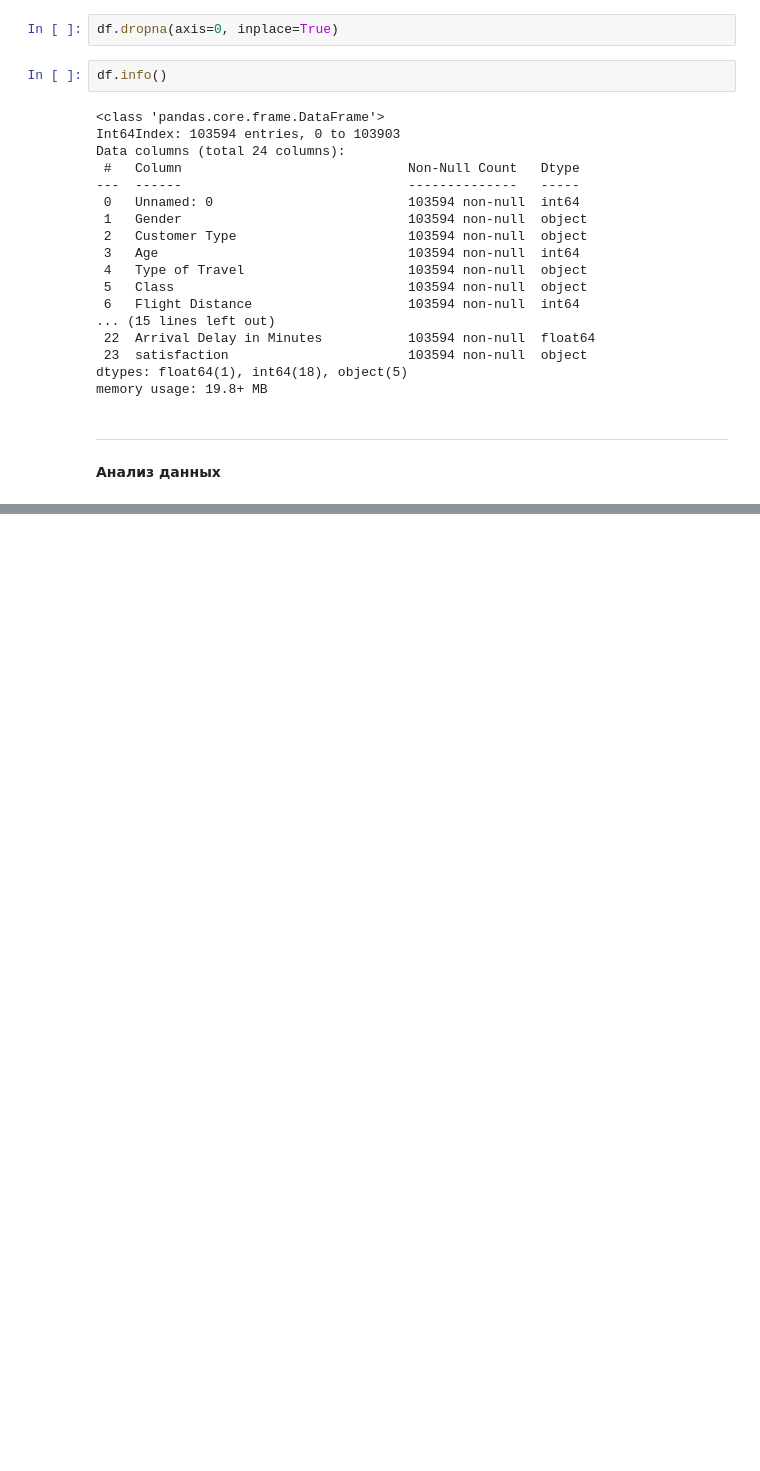
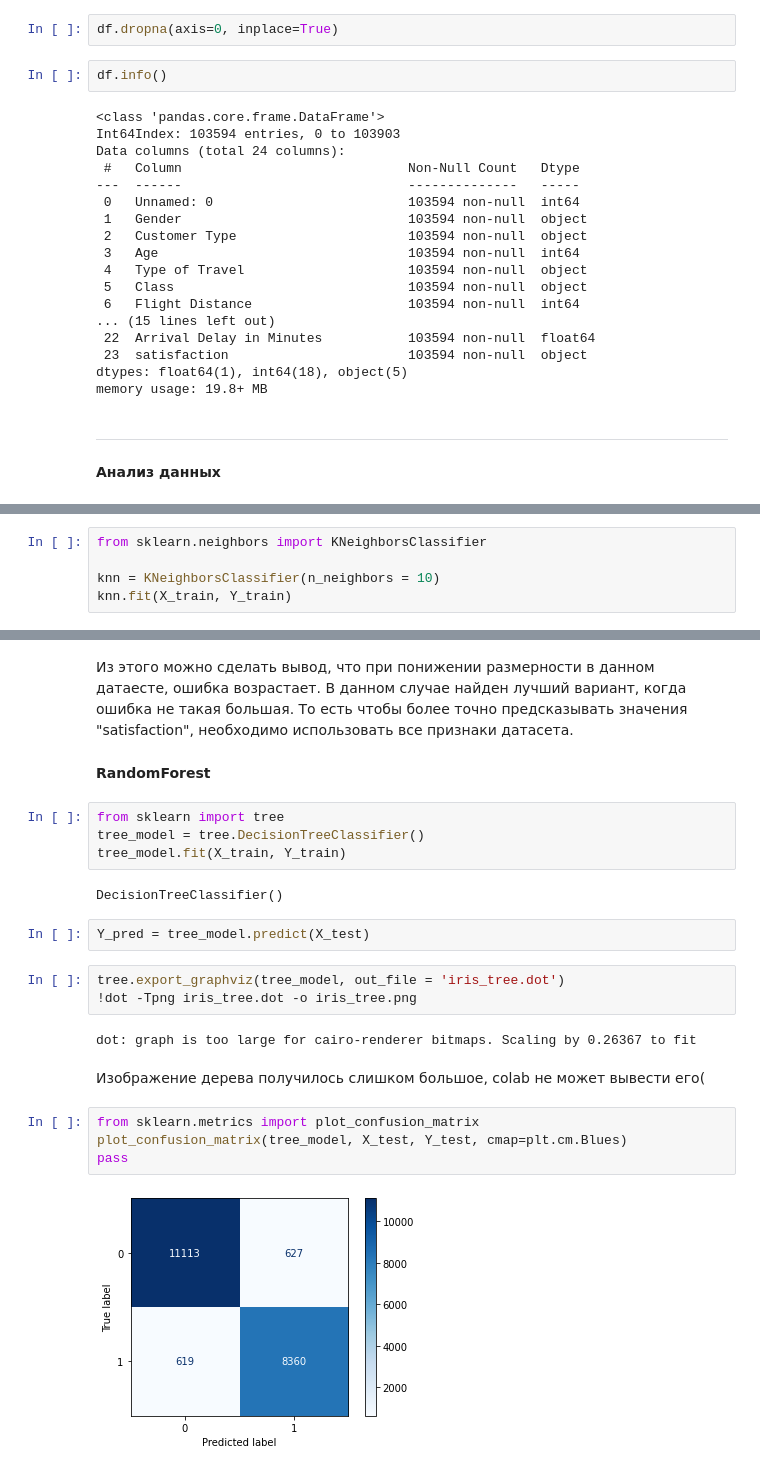
Before and after one commit to ZeR018/ML23, a Jupyter notebook: Airline_Passenger_Satisfaction.ipynb, the cells around one changed output, grey strips where cells are left out. Cells and saved outputs as stored; diff of their text form; blank space fills up the shorter version.

```diff
--- a/Airline_Passenger_Satisfaction.ipynb
+++ b/Airline_Passenger_Satisfaction.ipynb
@@ -236,0 +393,5 @@ sns.heatmap(df.corr(),vmin=-1,vmax=1)
+# %%
+from sklearn.neighbors import KNeighborsClassifier
+
+knn = KNeighborsClassifier(n_neighbors = 10)
+knn.fit(X_train, Y_train)
@@ -236,0 +409,25 @@ sns.heatmap(df.corr(),vmin=-1,vmax=1)
+# %% [markdown]
+Из этого можно сделать вывод, что при понижении размерности в данном датаесте, ошибка возрастает. В данном случае найден лучший вариант, когда ошибка не такая большая. То есть чтобы более точно предсказывать значения "satisfaction", необходимо использовать все признаки датасета.
+# %% [markdown]
+**RandomForest**
+# %%
+from sklearn import tree
+tree_model = tree.DecisionTreeClassifier()
+tree_model.fit(X_train, Y_train)
+# %% [output]
+DecisionTreeClassifier()
+# %%
+Y_pred = tree_model.predict(X_test)
+# %%
+tree.export_graphviz(tree_model, out_file = 'iris_tree.dot')
+!dot -Tpng iris_tree.dot -o iris_tree.png
+# %% [output]
+dot: graph is too large for cairo-renderer bitmaps. Scaling by 0.26367 to fit
+# %% [markdown]
+Изображение дерева получилось слишком большое, colab не может вывести его(
+# %%
+from sklearn.metrics import plot_confusion_matrix
+plot_confusion_matrix(tree_model, X_test, Y_test, cmap=plt.cm.Blues)
+pass
+# %% [output]
+[figure, added]
```
Also changed, not shown: parts of 61 cells of this notebook.
